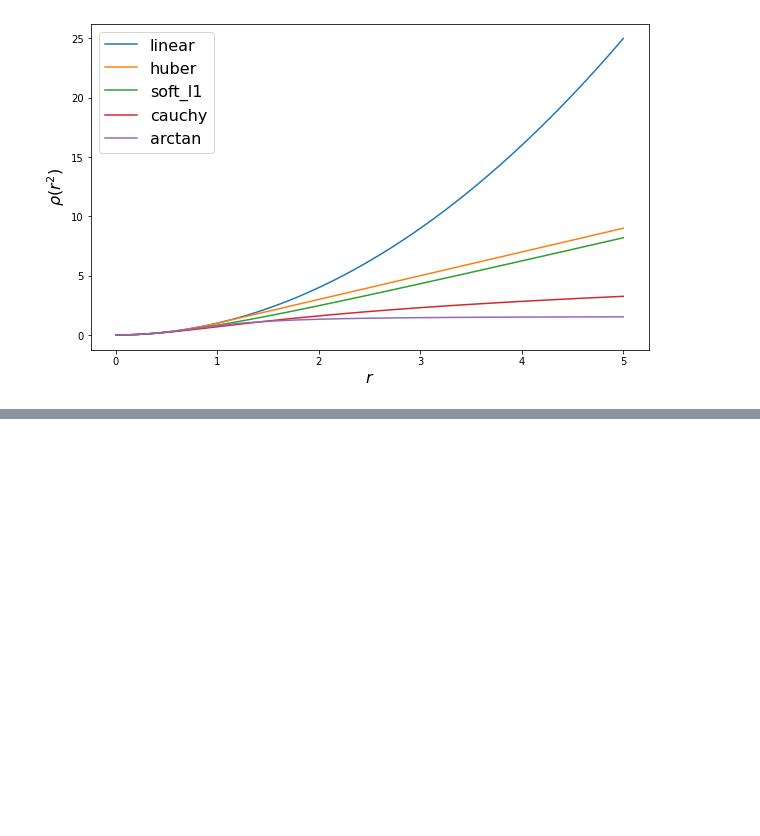
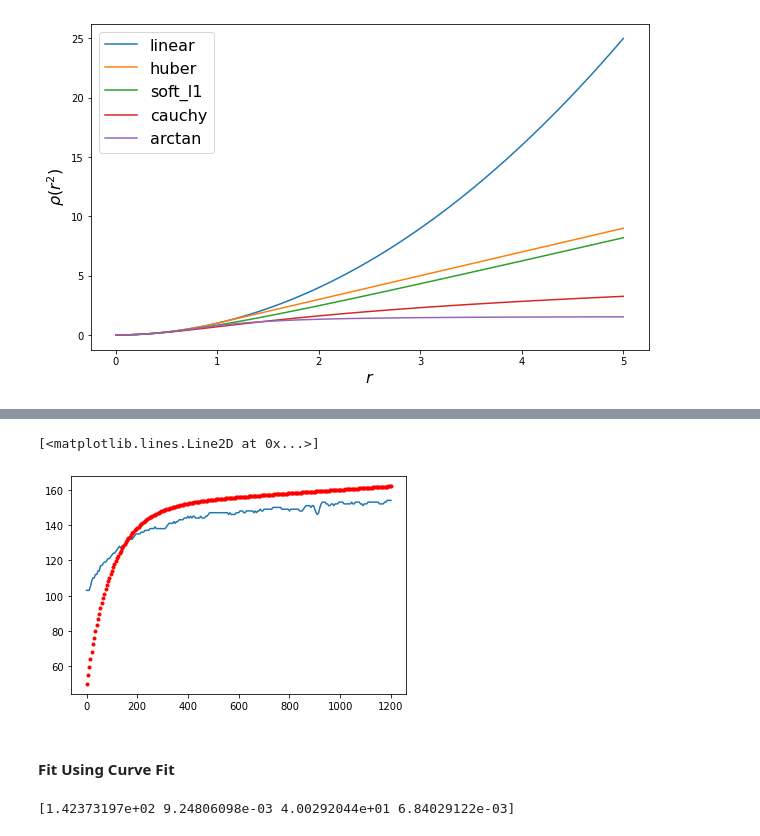
Before and after one commit to PJFinnerty/Project-2020-52446, a Jupyter notebook: Project-2020-PeterFinnerty.ipynb, the cells around one changed output, grey strips where cells are left out. Saved outputs shown, nothing was run; the diff lists cells and outputs as text; code cells hidden in the pictures; blank space fills up the shorter version.

```diff
--- a/Project-2020-PeterFinnerty.ipynb
+++ b/Project-2020-PeterFinnerty.ipynb
@@ -216,0 +269,4 @@ sns.scatterplot(power, speed)
+# %%
+x = pd.read_csv("https://apmonitor.com/che263/uploads/Main/heart_rate.txt")
+
+x.head()
@@ -216,0 +280,31 @@ sns.scatterplot(power, speed)
+# %%
+def bpm(t, c0, c1, c2, c3):
+    return c0+c1*t-c2*np.exp(-c3*t)
+# %%
+g = [150, 0.01, 100, 0.01]
+
+n = len(x['Time (sec)'])
+y = np.empty(n)
+for i in range(n):
+    y[i] = bpm(x['Time (sec)'][i], g[0], g[1], g[2], g[3])
+
+
+plt.plot(x['Time (sec)'], x['Heart Rate (BPM)'])
+plt.plot(x['Time (sec)'], y, 'r.')
+# %% [output]
+[<matplotlib.lines.Line2D at 0x...>]
+[figure, added]
+# %% [markdown]
+#### Fit Using Curve Fit
+# %%
+from scipy.optimize import curve_fit
+
+t = x['Time (sec)'].values
+hr = x['Heart Rate (BPM)'].values
+
+# BPM = Function Name, t = object to predict BPM, hr = measured values,
+# g = guess values
+c, cov = curve_fit(bpm, t, hr, g)
+print(c)
+# %% [output]
+[1.42373197e+02 9.24806098e-03 4.00292044e+01 6.84029122e-03]
```
Also changed, not shown: parts of 13 cells of this notebook.
